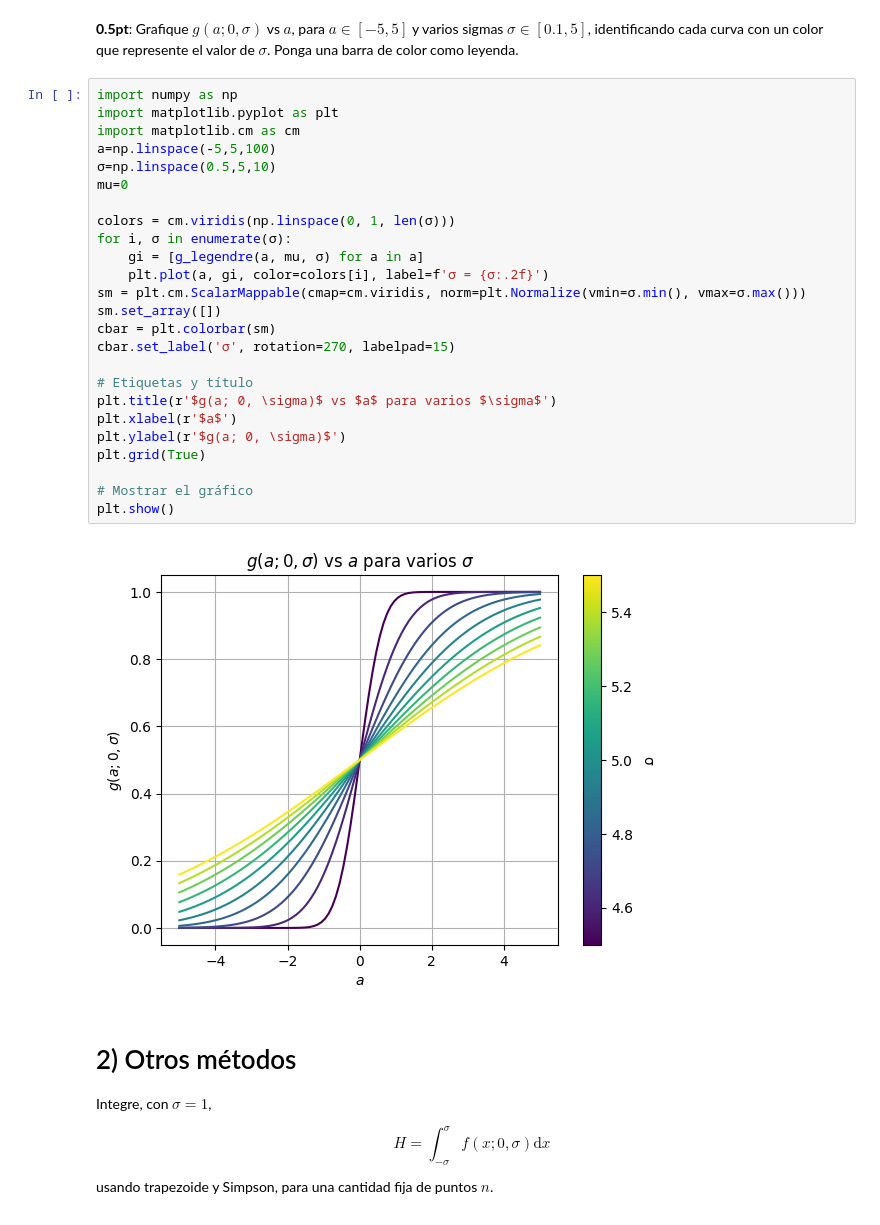
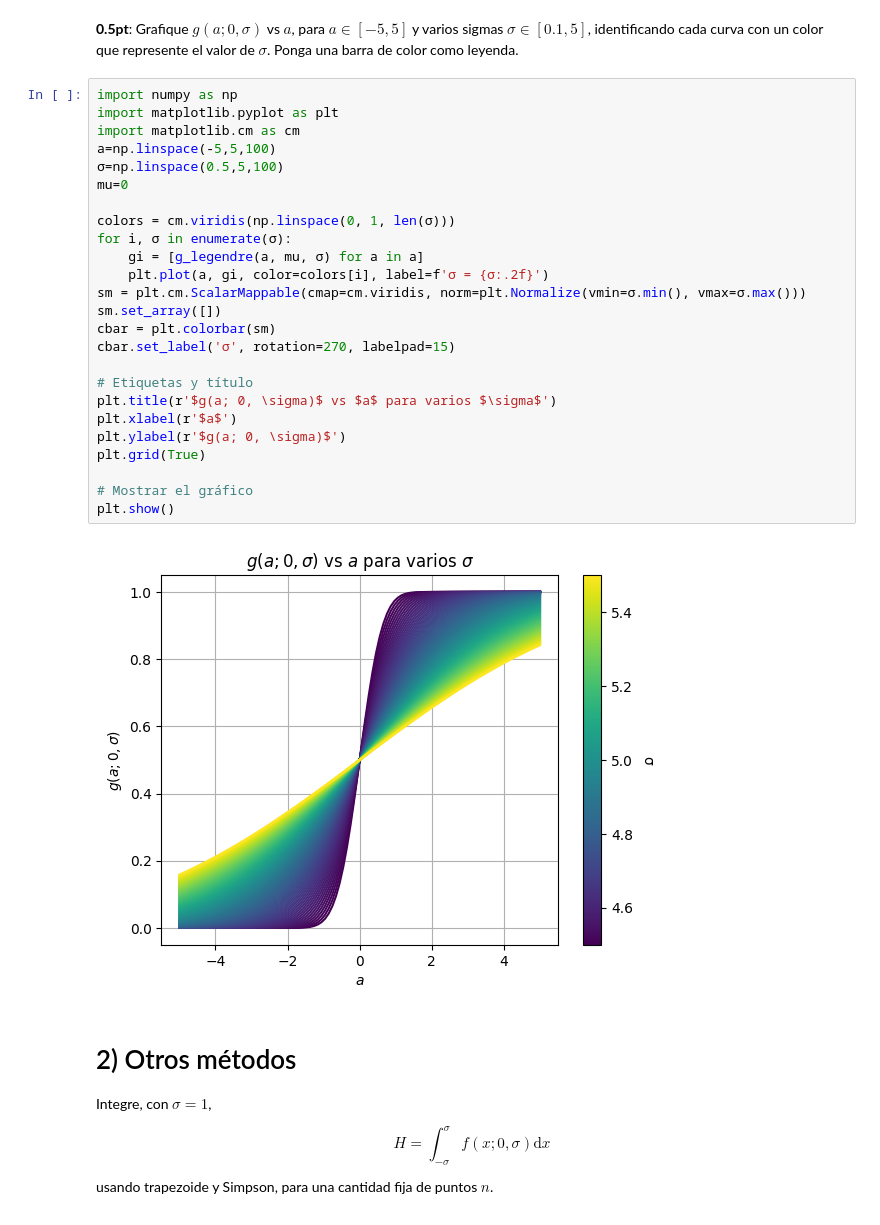
Before and after one commit to Jacofeldman/Metodos1_JacoboFeldman, a Jupyter notebook: Complementaria_06.ipynb, the cells around one changed output. Cells and saved outputs as stored; diff of their text form.

```diff
--- a/Complementaria_06.ipynb
+++ b/Complementaria_06.ipynb
@@ -86,30 +86,30 @@ Resultado con Legendre: 0.36944134018176245
 # %%
 import numpy as np
 import matplotlib.pyplot as plt
 import matplotlib.cm as cm
 a=np.linspace(-5,5,100)
-σ=np.linspace(0.5,5,10)
+σ=np.linspace(0.5,5,100)
 mu=0
 
 colors = cm.viridis(np.linspace(0, 1, len(σ)))
 for i, σ in enumerate(σ):
     gi = [g_legendre(a, mu, σ) for a in a]
     plt.plot(a, gi, color=colors[i], label=f'σ = {σ:.2f}')
 sm = plt.cm.ScalarMappable(cmap=cm.viridis, norm=plt.Normalize(vmin=σ.min(), vmax=σ.max()))
 sm.set_array([])
 cbar = plt.colorbar(sm)
 cbar.set_label('σ', rotation=270, labelpad=15)
 
 # Etiquetas y título
 plt.title(r'$g(a; 0, \sigma)$ vs $a$ para varios $\sigma$')
 plt.xlabel(r'$a$')
 plt.ylabel(r'$g(a; 0, \sigma)$')
 plt.grid(True)
 
 # Mostrar el gráfico
 plt.show()
 # %% [output]
-[figure, old version]
+[figure, new version]
 # %% [markdown]
 # 2) Otros métodos
 
```
